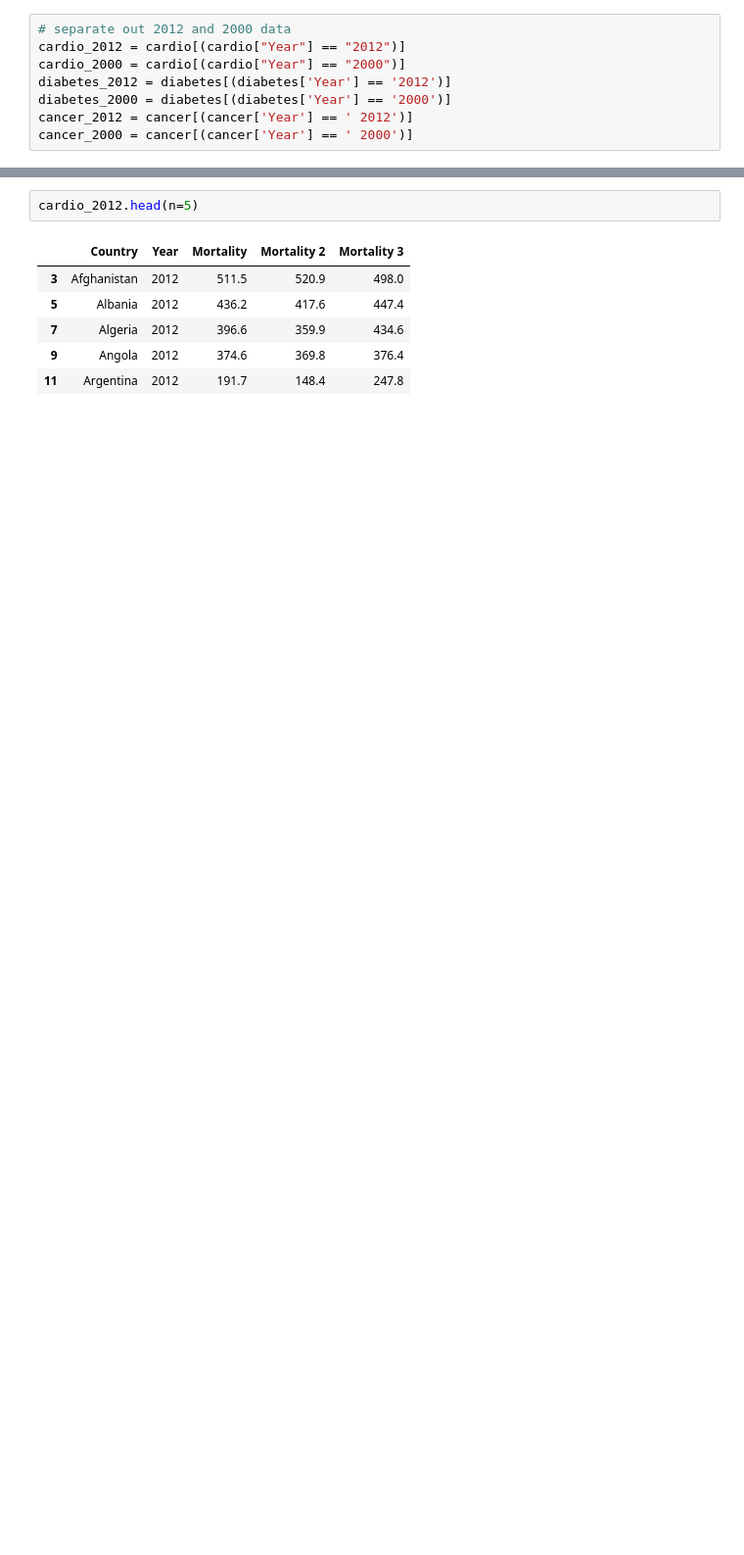
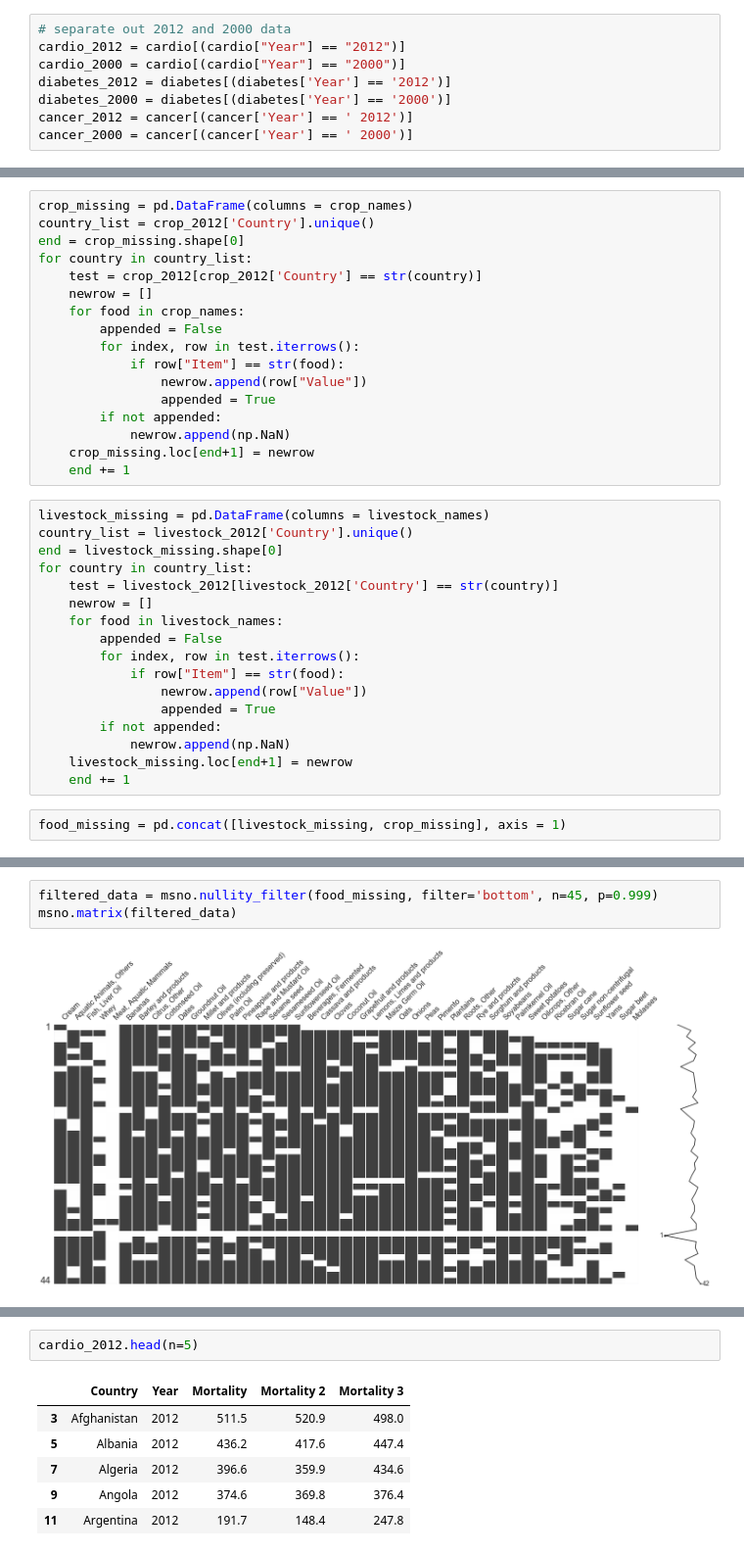
Before and after one commit to angierao/cs109a-project, a Jupyter notebook: dataexploration.ipynb, the cells around one changed output, grey strips where cells are left out. Shown at 98% size. Drawn from its saved outputs; the diff is of its cells as text; blank space fills up the shorter version.

```diff
--- a/dataexploration.ipynb
+++ b/dataexploration.ipynb
@@ -116,0 +165,36 @@ cancer_2000 = cancer[(cancer['Year'] == ' 2000')]
+# %%
+crop_missing = pd.DataFrame(columns = crop_names)
+country_list = crop_2012['Country'].unique()
+end = crop_missing.shape[0]
+for country in country_list:
+    test = crop_2012[crop_2012['Country'] == str(country)]
+    newrow = []
+    for food in crop_names:
+        appended = False
+        for index, row in test.iterrows():
+            if row["Item"] == str(food):
+                newrow.append(row["Value"])
+                appended = True
+        if not appended:
+            newrow.append(np.NaN)
+    crop_missing.loc[end+1] = newrow
+    end += 1
+# %%
+livestock_missing = pd.DataFrame(columns = livestock_names)
+country_list = livestock_2012['Country'].unique()
+end = livestock_missing.shape[0]
+for country in country_list:
+    test = livestock_2012[livestock_2012['Country'] == str(country)]
+    newrow = []
+    for food in livestock_names:
+        appended = False
+        for index, row in test.iterrows():
+            if row["Item"] == str(food):
+                newrow.append(row["Value"])
+                appended = True
+        if not appended:
+            newrow.append(np.NaN)
+    livestock_missing.loc[end+1] = newrow
+    end += 1
+# %%
+food_missing = pd.concat([livestock_missing, crop_missing], axis = 1)
@@ -116,0 +203,5 @@ cancer_2000 = cancer[(cancer['Year'] == ' 2000')]
+# %%
+filtered_data = msno.nullity_filter(food_missing, filter='bottom', n=45, p=0.999)
+msno.matrix(filtered_data)
+# %% [output]
+[figure, added]
```
Also changed, not shown: parts of 31 cells of this notebook.
